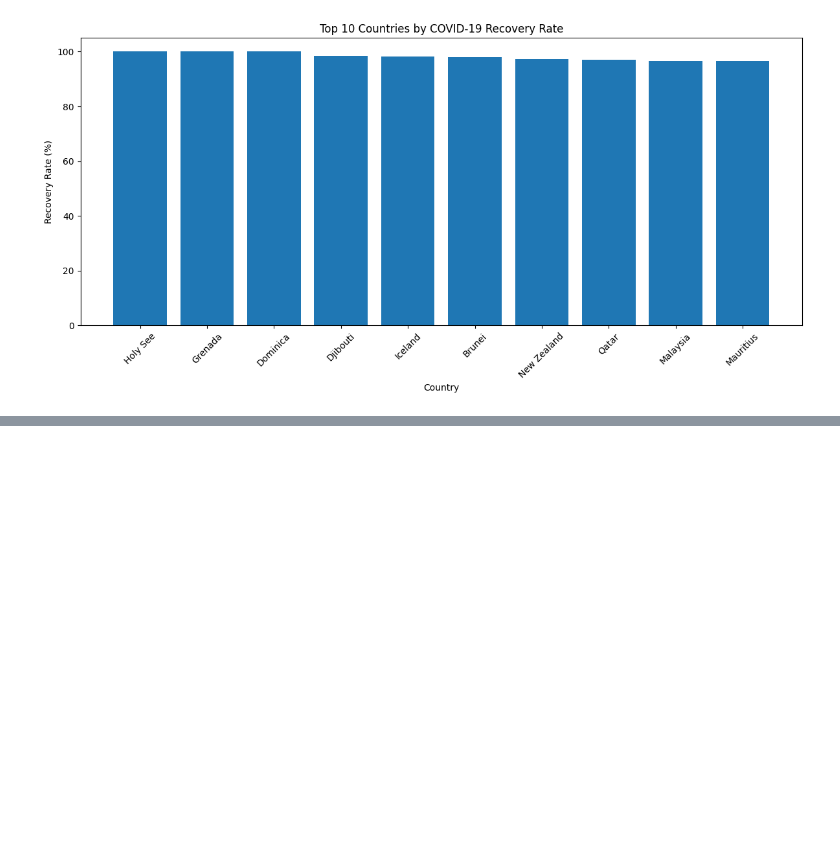
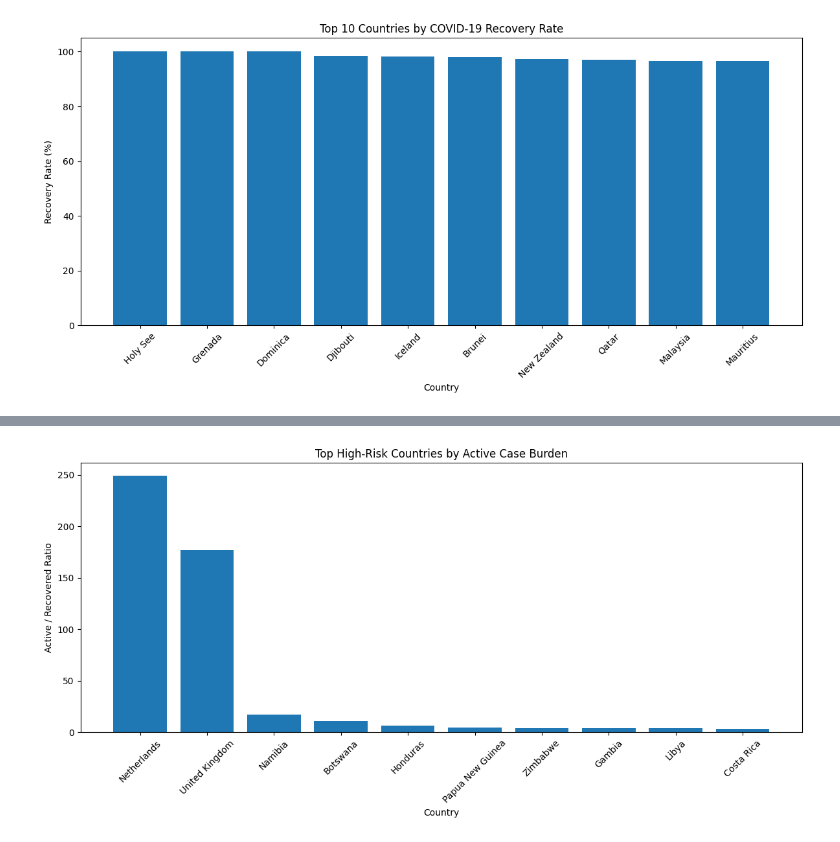
Before and after one commit to dilpreet0007/COVID19-Analytics-Pipeline, a Jupyter notebook: app.ipynb, the cells around one changed output, grey strips where cells are left out. Saved outputs shown, nothing was run; the diff lists cells and outputs as text; code cells hidden in the pictures; blank space fills up the shorter version.

Commit message:
[Dilpreet] Task 18: Active Case Burden Analysis

```diff
--- a/app.ipynb
+++ b/app.ipynb
@@ -1116,0 +1119,9 @@ plt.show()
+# %%
+active_case_df = country_latest_df.filter(
+    col("Active").isNotNull() &
+    col("Recovered").isNotNull()
+)
+# %%
+high_risk_countries = active_case_df.filter(
+    col("Active") > col("Recovered")
+)
@@ -1116,0 +1141,18 @@ plt.show()
+# %%
+
+high_risk_countries = high_risk_countries.select(
+    "Country/Region",
+    "Confirmed",
+    "Active",
+    "Recovered",
+    "Deaths",
+    "Burden_Ratio"
+)
+# %%
+high_risk_countries = high_risk_countries.filter(
+    col("Burden_Ratio").isNotNull()
+)
+
+high_risk_countries = high_risk_countries.orderBy(
+    col("Burden_Ratio").desc()
+)
@@ -1116,0 +1184,20 @@ plt.show()
+# %%
+risk_pd = high_risk_countries.limit(10).toPandas()
+
+plt.figure(figsize=(12, 6))
+
+plt.bar(
+    risk_pd["Country/Region"],
+    risk_pd["Burden_Ratio"]
+)
+
+plt.xlabel("Country")
+plt.ylabel("Active / Recovered Ratio")
+plt.title("Top High-Risk Countries by Active Case Burden")
+
+plt.xticks(rotation=45)
+
+plt.tight_layout()
+plt.show()
+# %% [output]
+[figure, added]
```
Also changed, not shown: parts of 3 cells of this notebook.
